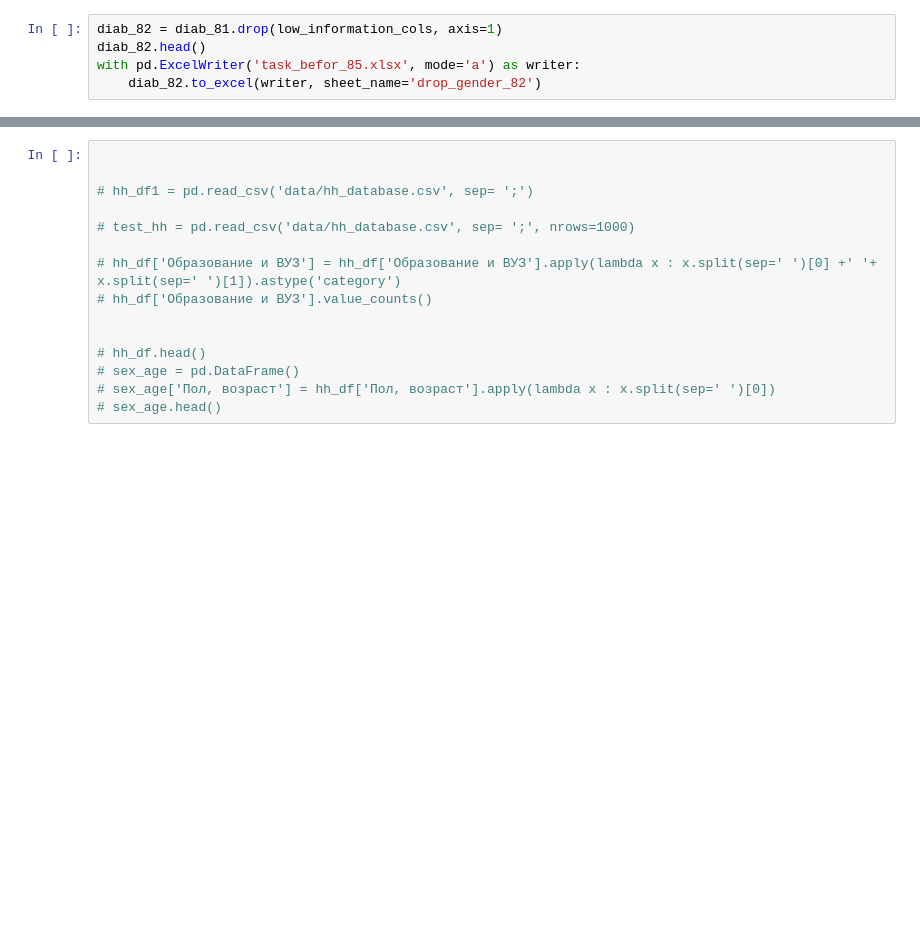
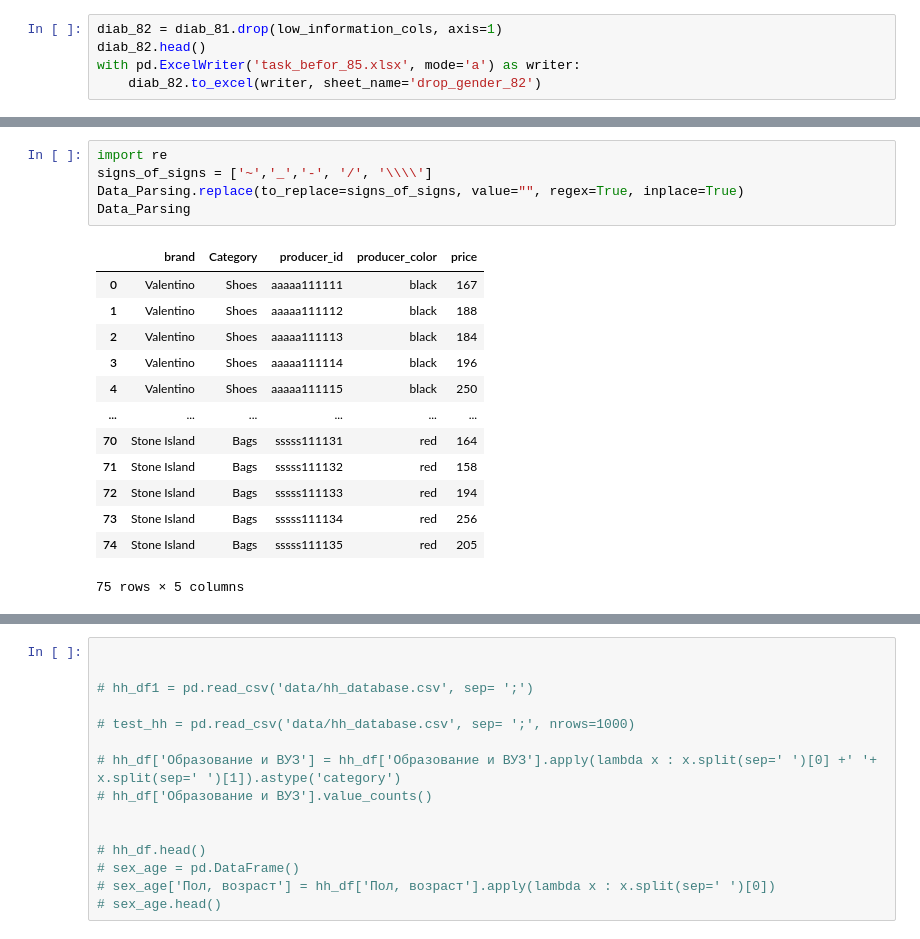
Before and after one commit to Dekoz3/VS_code, a Jupyter notebook: Задания Skillfactory/PY14/PY14 data clear practice.ipynb, the cells around one changed output, grey strips where cells are left out. Drawn from its saved outputs; the diff is of its cells as text; blank space fills up the shorter version.

```diff
--- a/Задания Skillfactory/PY14/PY14 data clear practice.ipynb
+++ b/Задания Skillfactory/PY14/PY14 data clear practice.ipynb
@@ -222,0 +307,19 @@ print(f'Результирующее число записей: {cleaned.shape[0
+# %%
+import re
+signs_of_signs = ['~','_','-', '/', '\\\\']
+Data_Parsing.replace(to_replace=signs_of_signs, value="", regex=True, inplace=True)
+Data_Parsing
+# %% [output]
+|  | brand | Category | producer_id | producer_color | price |
+| 0 | Valentino | Shoes | aaaaa111111 | black | 167 |
+| 1 | Valentino | Shoes | aaaaa111112 | black | 188 |
+| 2 | Valentino | Shoes | aaaaa111113 | black | 184 |
+| 3 | Valentino | Shoes | aaaaa111114 | black | 196 |
+| 4 | Valentino | Shoes | aaaaa111115 | black | 250 |
+| ... | ... | ... | ... | ... | ... |
+| 70 | Stone Island | Bags | sssss111131 | red | 164 |
+| 71 | Stone Island | Bags | sssss111132 | red | 158 |
+| 72 | Stone Island | Bags | sssss111133 | red | 194 |
+| 73 | Stone Island | Bags | sssss111134 | red | 256 |
+| 74 | Stone Island | Bags | sssss111135 | red | 205 |
+75 rows × 5 columns
```
Also changed, not shown: parts of 14 cells of this notebook, 2 other files.
